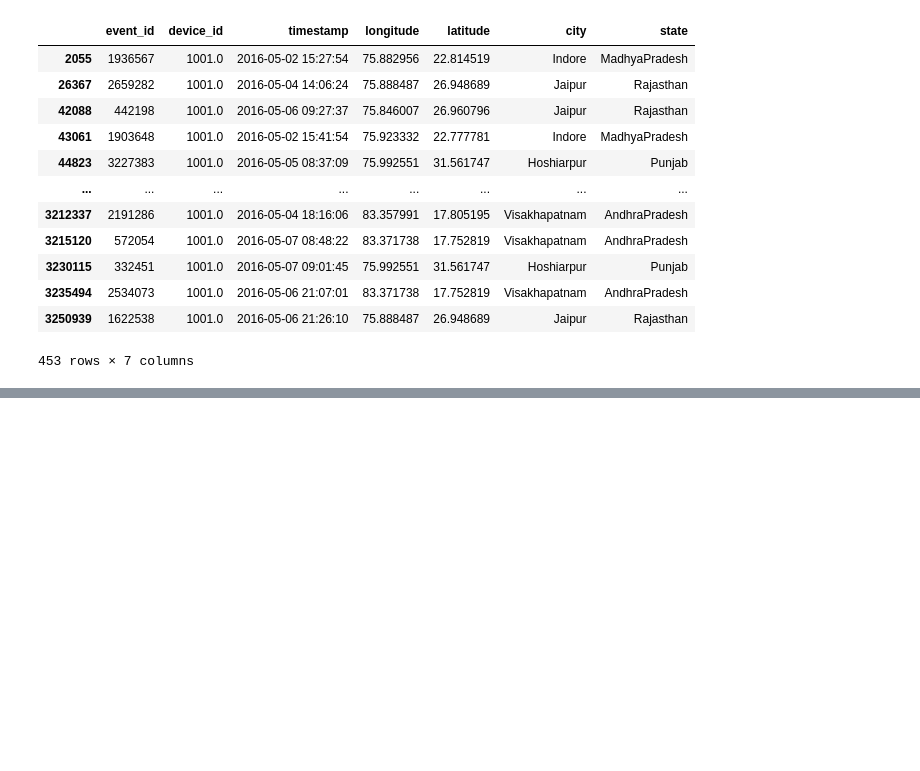
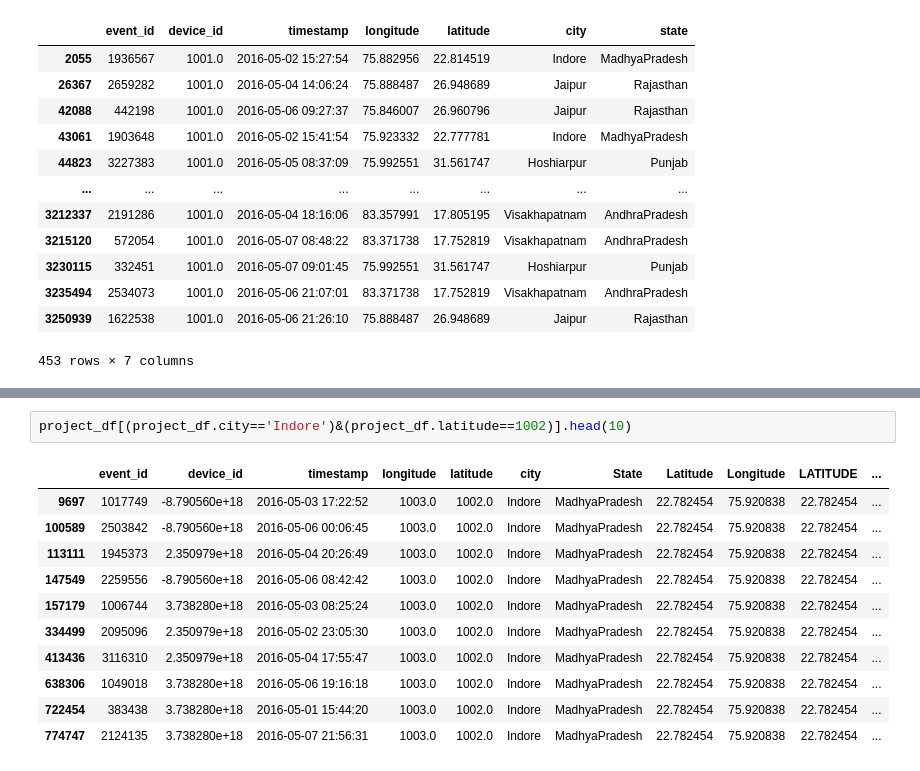
Before and after one commit to pathakchiranjit/Capstone_CDF_April21, a Jupyter notebook: CDF_projects_1004.ipynb, the cells around one changed output, grey strips where cells are left out. Saved outputs shown, nothing was run; the diff lists cells and outputs as text; blank space fills up the shorter version.

```diff
--- a/CDF_projects_1004.ipynb
+++ b/CDF_projects_1004.ipynb
@@ -322,0 +3448,14 @@ df1[df1.device_id==1001]
+# %%
+project_df[(project_df.city=='Indore')&(project_df.latitude==1002)].head(10)
+# %% [output]
+|  | event_id | device_id | timestamp | longitude | latitude | city | State | Latitude | Longitude | LATITUDE | ... |
+| 9697 | 1017749 | -8.790560e+18 | 2016-05-03 17:22:52 | 1003.0 | 1002.0 | Indore | MadhyaPradesh | 22.782454 | 75.920838 | 22.782454 | ... |
+| 100589 | 2503842 | -8.790560e+18 | 2016-05-06 00:06:45 | 1003.0 | 1002.0 | Indore | MadhyaPradesh | 22.782454 | 75.920838 | 22.782454 | ... |
+| 113111 | 1945373 | 2.350979e+18 | 2016-05-04 20:26:49 | 1003.0 | 1002.0 | Indore | MadhyaPradesh | 22.782454 | 75.920838 | 22.782454 | ... |
+| 147549 | 2259556 | -8.790560e+18 | 2016-05-06 08:42:42 | 1003.0 | 1002.0 | Indore | MadhyaPradesh | 22.782454 | 75.920838 | 22.782454 | ... |
+| 157179 | 1006744 | 3.738280e+18 | 2016-05-03 08:25:24 | 1003.0 | 1002.0 | Indore | MadhyaPradesh | 22.782454 | 75.920838 | 22.782454 | ... |
+| 334499 | 2095096 | 2.350979e+18 | 2016-05-02 23:05:30 | 1003.0 | 1002.0 | Indore | MadhyaPradesh | 22.782454 | 75.920838 | 22.782454 | ... |
+| 413436 | 3116310 | 2.350979e+18 | 2016-05-04 17:55:47 | 1003.0 | 1002.0 | Indore | MadhyaPradesh | 22.782454 | 75.920838 | 22.782454 | ... |
+| 638306 | 1049018 | 3.738280e+18 | 2016-05-06 19:16:18 | 1003.0 | 1002.0 | Indore | MadhyaPradesh | 22.782454 | 75.920838 | 22.782454 | ... |
+| 722454 | 383438 | 3.738280e+18 | 2016-05-01 15:44:20 | 1003.0 | 1002.0 | Indore | MadhyaPradesh | 22.782454 | 75.920838 | 22.782454 | ... |
+| 774747 | 2124135 | 3.738280e+18 | 2016-05-07 21:56:31 | 1003.0 | 1002.0 | Indore | MadhyaPradesh | 22.782454 | 75.920838 | 22.782454 | ... |
```
Also changed, not shown: parts of 51 cells of this notebook.
